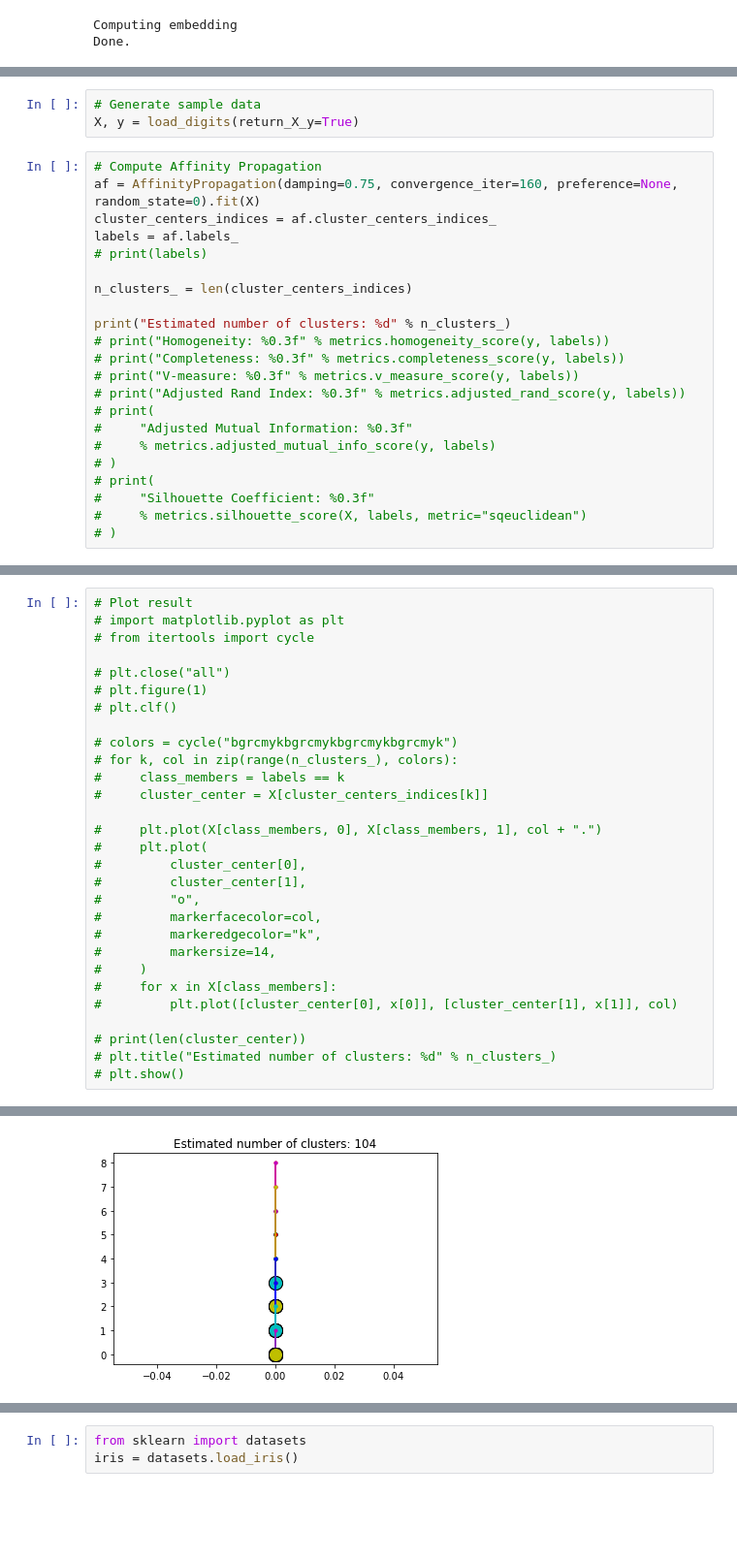
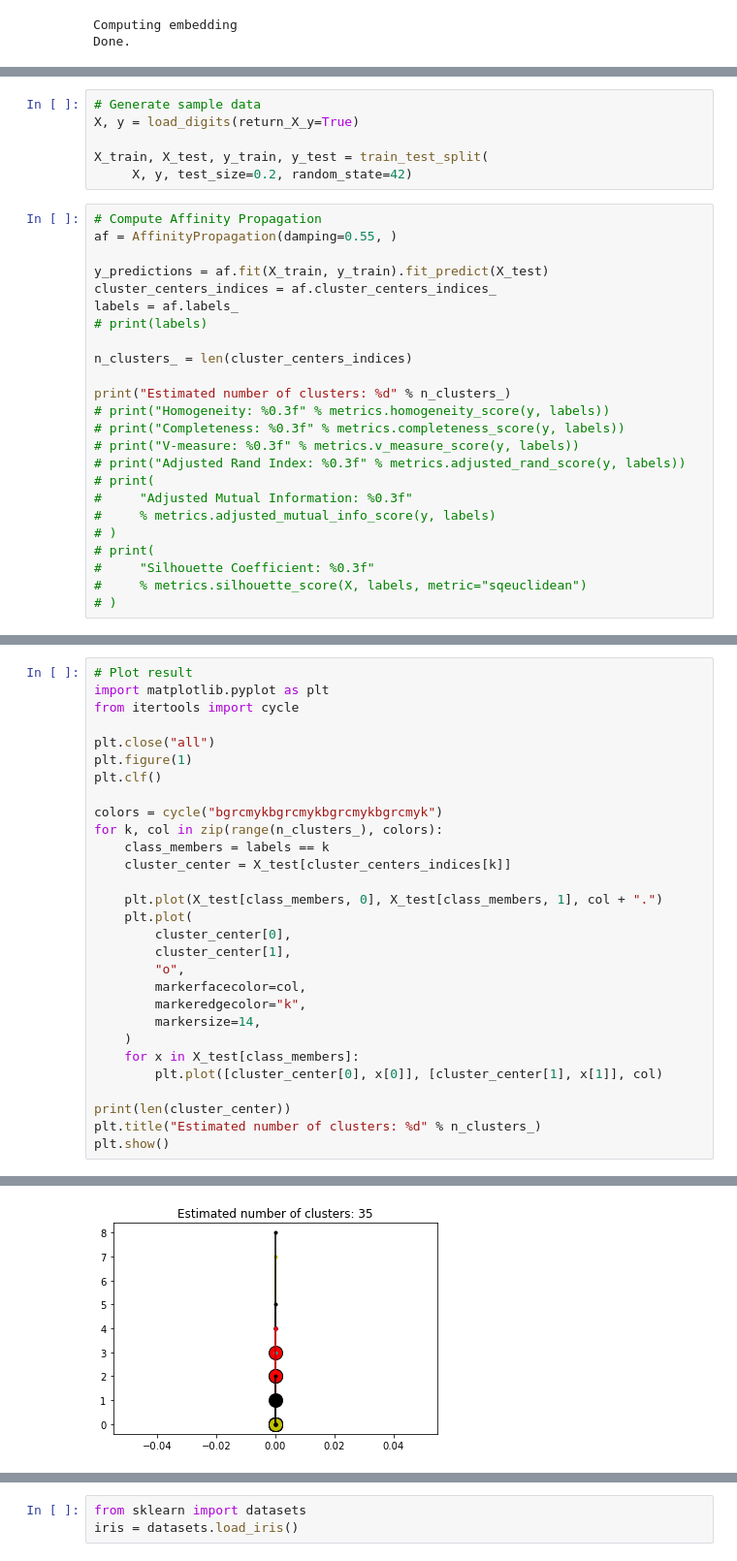
Before and after one commit to Vkothari28/Homework-3-AI, a Jupyter notebook: HW3Q3.ipynb, the cells around one changed output, grey strips where cells are left out. Shown at 97% size. Cells and saved outputs as stored; diff of their text form; blank space fills up the shorter version.

```diff
--- a/HW3Q3.ipynb
+++ b/HW3Q3.ipynb
@@ -281,9 +198,14 @@ from sklearn.datasets import make_blobs
 # %%
 # Generate sample data
 X, y = load_digits(return_X_y=True)
+
+X_train, X_test, y_train, y_test = train_test_split(
+     X, y, test_size=0.2, random_state=42)
 # %%
 # Compute Affinity Propagation
-af = AffinityPropagation(damping=0.75, convergence_iter=160, preference=None, random_state=0).fit(X)
+af = AffinityPropagation(damping=0.55, )
+
+y_predictions = af.fit(X_train, y_train).fit_predict(X_test)
 cluster_centers_indices = af.cluster_centers_indices_
 labels = af.labels_
 # print(labels)
@@ -308,32 +230,32 @@ Estimated number of clusters: 104
 # %%
 # Plot result
-# import matplotlib.pyplot as plt
-# from itertools import cycle
+import matplotlib.pyplot as plt
+from itertools import cycle
 
-# plt.close("all")
-# plt.figure(1)
-# plt.clf()
+plt.close("all")
+plt.figure(1)
+plt.clf()
 
-# colors = cycle("bgrcmykbgrcmykbgrcmykbgrcmyk")
-# for k, col in zip(range(n_clusters_), colors):
-#     class_members = labels == k
-#     cluster_center = X[cluster_centers_indices[k]]
+colors = cycle("bgrcmykbgrcmykbgrcmykbgrcmyk")
+for k, col in zip(range(n_clusters_), colors):
+    class_members = labels == k
+    cluster_center = X_test[cluster_centers_indices[k]]
 
-#     plt.plot(X[class_members, 0], X[class_members, 1], col + ".")
-#     plt.plot(
-#         cluster_center[0],
-#         cluster_center[1],
-#         "o",
-#         markerfacecolor=col,
-#         markeredgecolor="k",
-#         markersize=14,
-#     )
-#     for x in X[class_members]:
-#         plt.plot([cluster_center[0], x[0]], [cluster_center[1], x[1]], col)
+    plt.plot(X_test[class_members, 0], X_test[class_members, 1], col + ".")
+    plt.plot(
+        cluster_center[0],
+        cluster_center[1],
+        "o",
+        markerfacecolor=col,
+        markeredgecolor="k",
+        markersize=14,
+    )
+    for x in X_test[class_members]:
+        plt.plot([cluster_center[0], x[0]], [cluster_center[1], x[1]], col)
 
-# print(len(cluster_center))
-# plt.title("Estimated number of clusters: %d" % n_clusters_)
-# plt.show()
+print(len(cluster_center))
+plt.title("Estimated number of clusters: %d" % n_clusters_)
+plt.show()
 # %% [output]
 64
-[figure, old version]
+[figure, new version]
```
Also changed, not shown: parts of 27 cells of this notebook.
